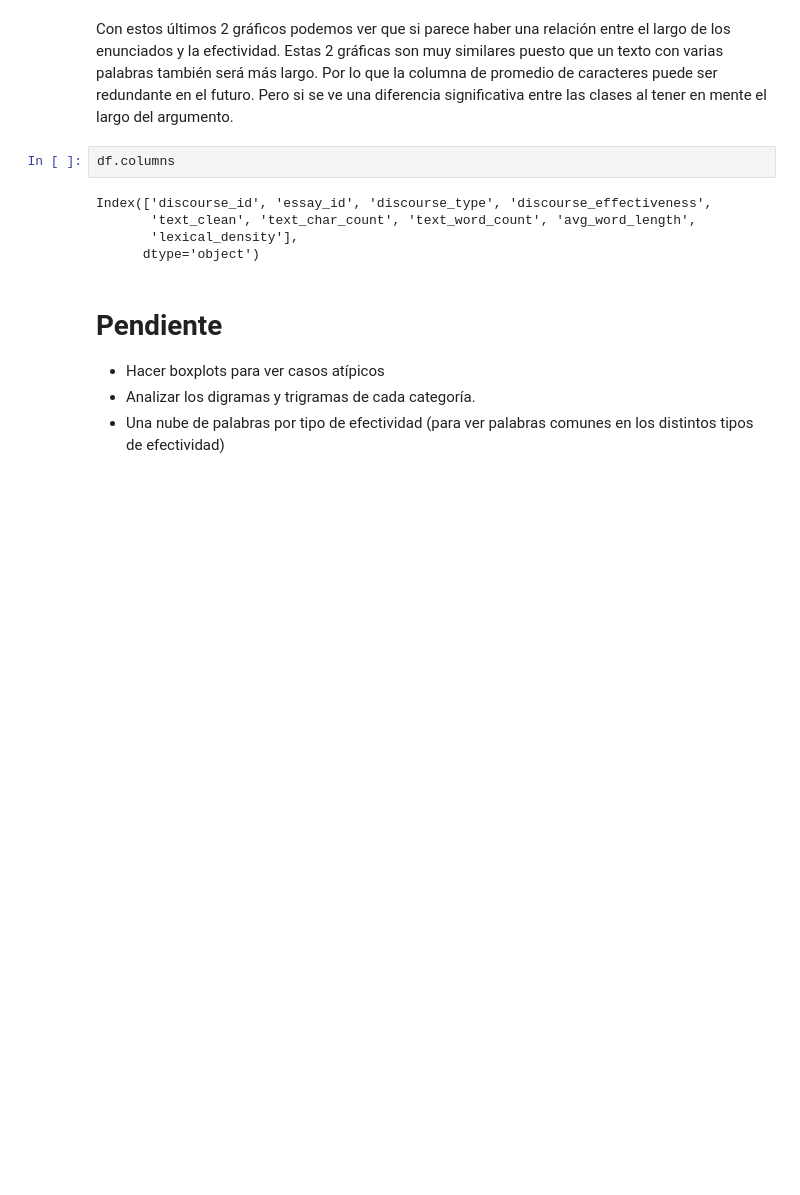
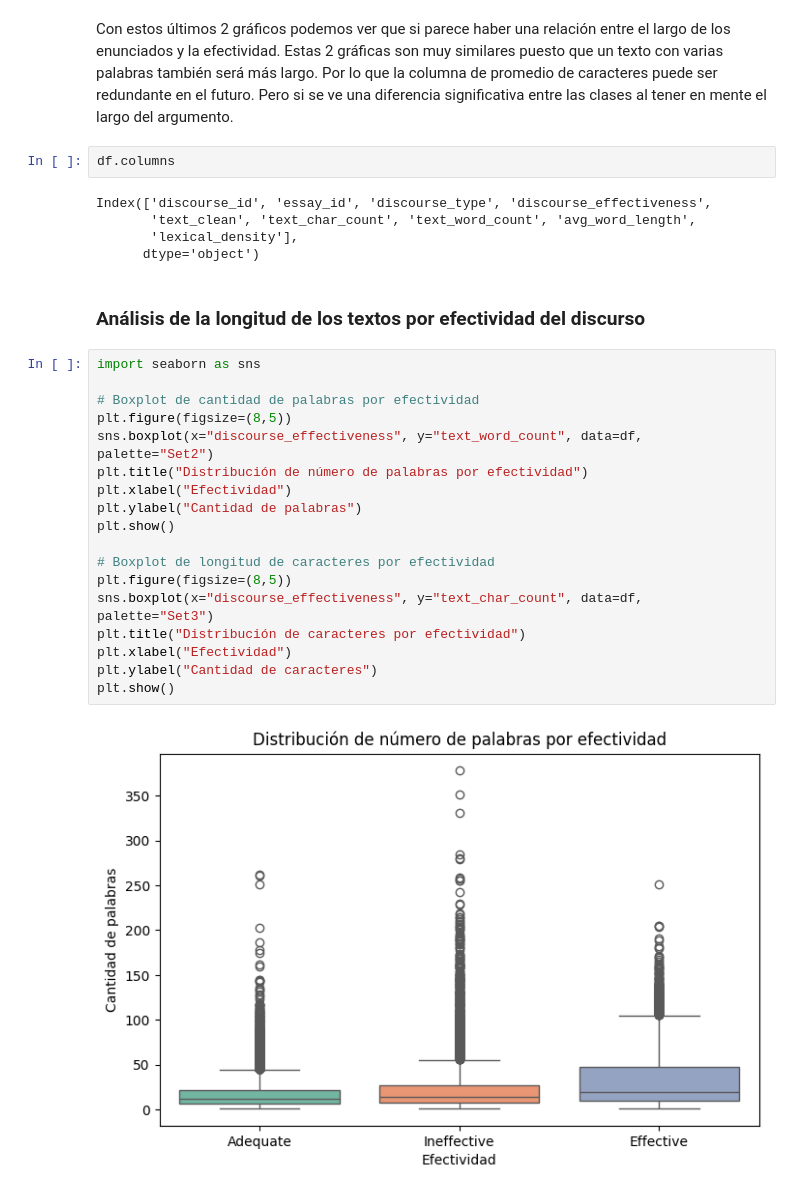
Before and after one commit to chuy-zip/PROYECTO2_DS, a Jupyter notebook: EDA.ipynb, the cells around one changed output. Cells and saved outputs as stored; diff of their text form; blank space fills up the shorter version.

```diff
--- a/EDA.ipynb
+++ b/EDA.ipynb
@@ -239,8 +246,25 @@ Index(['discourse_id', 'essay_id', 'discourse_type', 'discourse_effectiveness',
        'text_clean', 'text_char_count', 'text_word_count', 'avg_word_length',
        'lexical_density'],
       dtype='object')
-# %% [markdown]
-# Pendiente
-* Hacer boxplots para ver casos atípicos
-* Analizar los digramas y trigramas de cada categoría.
-* Una nube de palabras por tipo de efectividad (para ver palabras comunes en los distintos tipos de efectividad)
+# %% [markdown]
+### Análisis de la longitud de los textos por efectividad del discurso
+# %%
+import seaborn as sns
+
+# Boxplot de cantidad de palabras por efectividad
+plt.figure(figsize=(8,5))
+sns.boxplot(x="discourse_effectiveness", y="text_word_count", data=df, palette="Set2")
+plt.title("Distribución de número de palabras por efectividad")
+plt.xlabel("Efectividad")
+plt.ylabel("Cantidad de palabras")
+plt.show()
+
+# Boxplot de longitud de caracteres por efectividad
+plt.figure(figsize=(8,5))
+sns.boxplot(x="discourse_effectiveness", y="text_char_count", data=df, palette="Set3")
+plt.title("Distribución de caracteres por efectividad")
+plt.xlabel("Efectividad")
+plt.ylabel("Cantidad de caracteres")
+plt.show()
+# %% [output]
+[figure, added]
```
Also changed, not shown: parts of 28 cells of this notebook.
